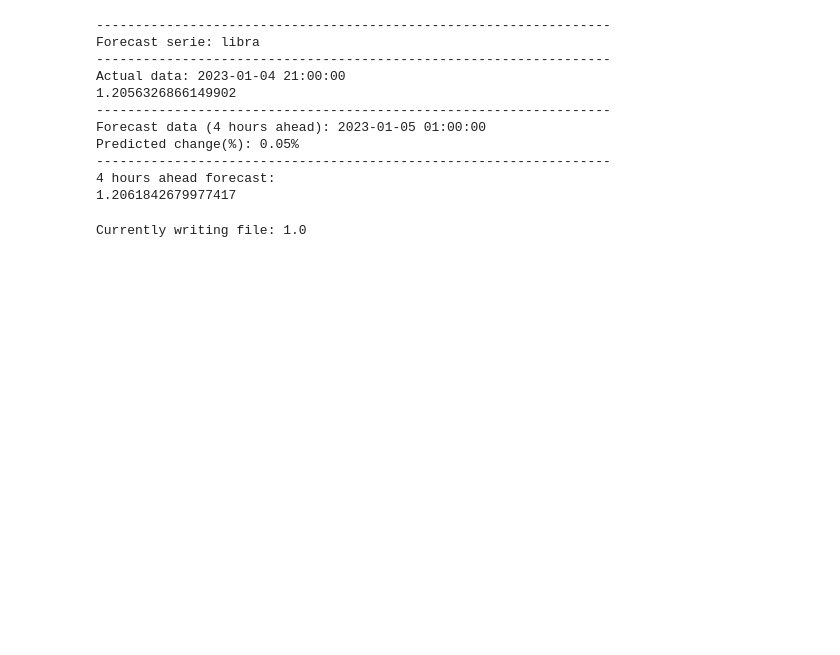
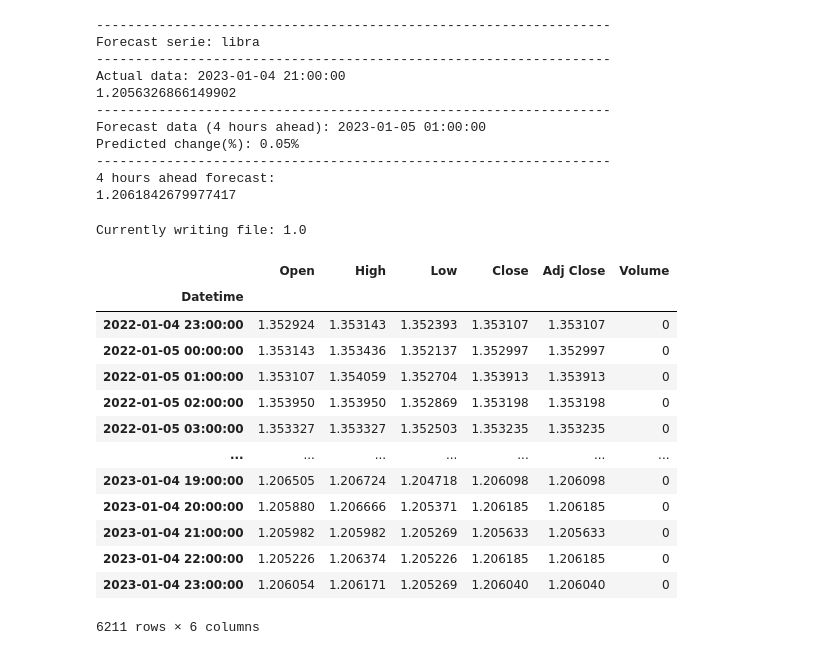
Before and after one commit to renatoquiliche/CriptoForecasting, a Jupyter notebook: Yahoo/Version 3.0 Multistock.ipynb, the cells around one changed output. Saved outputs shown, nothing was run; the diff lists cells and outputs as text; code cells hidden in the pictures; blank space fills up the shorter version.

```diff
--- a/Yahoo/Version 3.0 Multistock.ipynb
+++ b/Yahoo/Version 3.0 Multistock.ipynb
@@ -212,3 +212,20 @@ print('Currently writing file:', str(int(data_4h.index[-1].asm8 + int(1.44e13))/
 pd.DataFrame([[fc_xrp, fc_libra]], columns=['fc_xrp', 'fc_libra'], index=[pd.Timestamp(data_4h.index[-1].asm8 + int(1.44e13))]).to_csv("fc_" + str(int(data_4h.index[-1].asm8 + int(1.44e13))/int(1.44e13) - 116171.25) + ".csv")
 # %% [output]
 Currently writing file: 1.0
+# %%
+libra
+# %% [output]
+|  | Open | High | Low | Close | Adj Close | Volume |
+| Datetime |  |  |  |  |  |  |
+| 2022-01-04 23:00:00 | 1.352924 | 1.353143 | 1.352393 | 1.353107 | 1.353107 | 0 |
+| 2022-01-05 00:00:00 | 1.353143 | 1.353436 | 1.352137 | 1.352997 | 1.352997 | 0 |
+| 2022-01-05 01:00:00 | 1.353107 | 1.354059 | 1.352704 | 1.353913 | 1.353913 | 0 |
+| 2022-01-05 02:00:00 | 1.353950 | 1.353950 | 1.352869 | 1.353198 | 1.353198 | 0 |
+| 2022-01-05 03:00:00 | 1.353327 | 1.353327 | 1.352503 | 1.353235 | 1.353235 | 0 |
+| ... | ... | ... | ... | ... | ... | ... |
+| 2023-01-04 19:00:00 | 1.206505 | 1.206724 | 1.204718 | 1.206098 | 1.206098 | 0 |
+| 2023-01-04 20:00:00 | 1.205880 | 1.206666 | 1.205371 | 1.206185 | 1.206185 | 0 |
+| 2023-01-04 21:00:00 | 1.205982 | 1.205982 | 1.205269 | 1.205633 | 1.205633 | 0 |
+| 2023-01-04 22:00:00 | 1.205226 | 1.206374 | 1.205226 | 1.206185 | 1.206185 | 0 |
+| 2023-01-04 23:00:00 | 1.206054 | 1.206171 | 1.205269 | 1.206040 | 1.206040 | 0 |
+6211 rows × 6 columns
```
Also changed, not shown: parts of 3 cells of this notebook, 7 other files.
